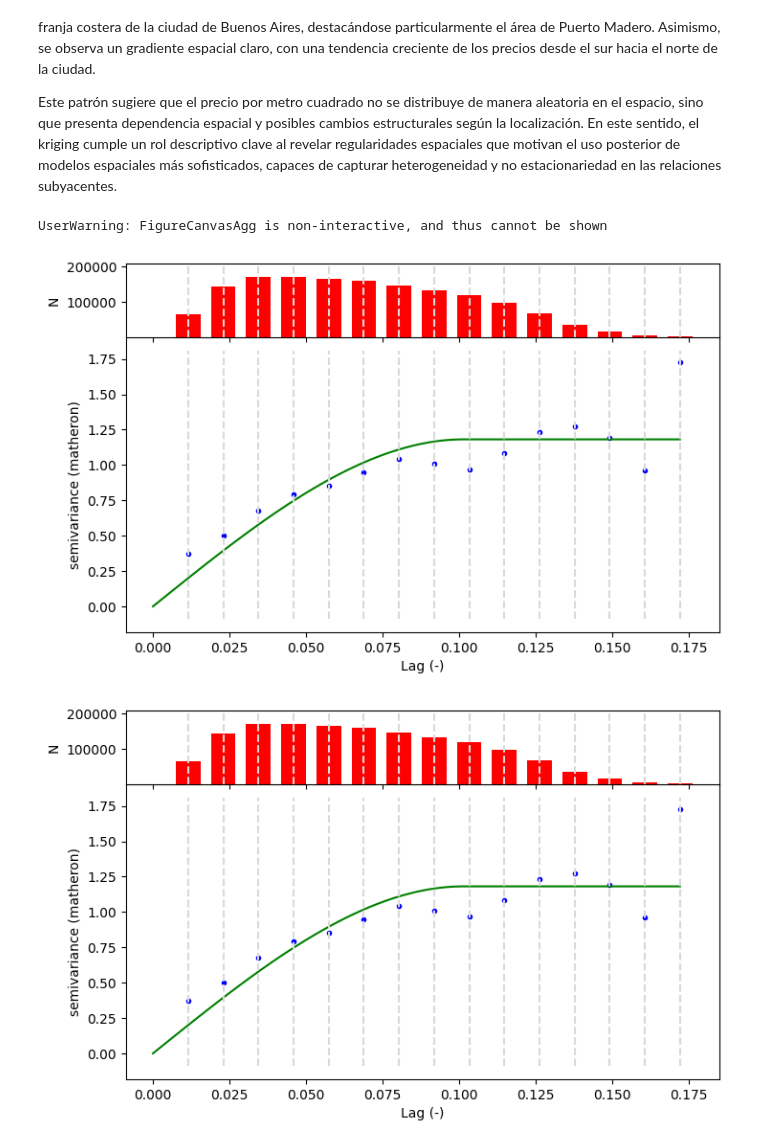
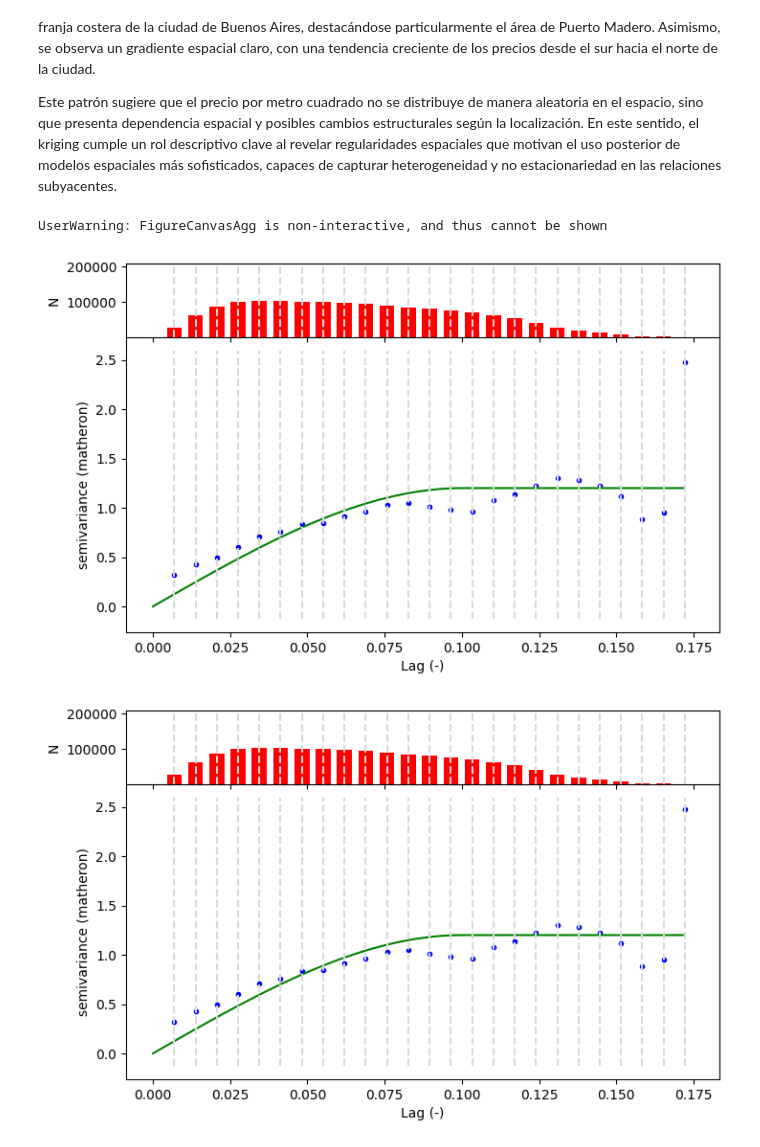
Before and after one commit to santieliges/caba-property-opportunities, a Jupyter notebook: notebooks/01_EDA.ipynb, the cells around one changed output. Cells and saved outputs as stored; diff of their text form; code cells hidden in the pictures.

```diff
--- a/notebooks/01_EDA.ipynb
+++ b/notebooks/01_EDA.ipynb
@@ -332,36 +334,36 @@ gdf_grid = gpd.GeoDataFrame(
 gdf_grid = gdf_grid[gdf_grid.within(caba_polygon)]
 coords_grid = np.array([(p.x, p.y) for p in gdf_grid.geometry])
 
 precio_por_m2 = gdf['precio'] / gdf['area_m2_total']
 
 mask = (
     np.isfinite(precio_por_m2) &
     (gdf['area_m2_total'] >= 15)
 )
 
 
 x = gdf.geometry.x.values[mask]
 y = gdf.geometry.y.values[mask]
 v = precio_por_m2.values[mask]
 
 coords = np.column_stack([x, y])
 
 V = Variogram(
     coords,
     v,
     model="spherical",
-    n_lags=15
+    n_lags=25
 )
 
 range_ = V.parameters[0]
 sill = V.parameters[1]
 nugget = V.parameters[2]
 
 V.plot()
 # %% [output]
 UserWarning: FigureCanvasAgg is non-interactive, and thus cannot be shown
-[figure, old version]
+[figure, new version]
-[figure, old version]
+[figure, new version]
 # %%
 
 
```
Also changed, not shown: parts of 3 cells of this notebook, 3 other files.
